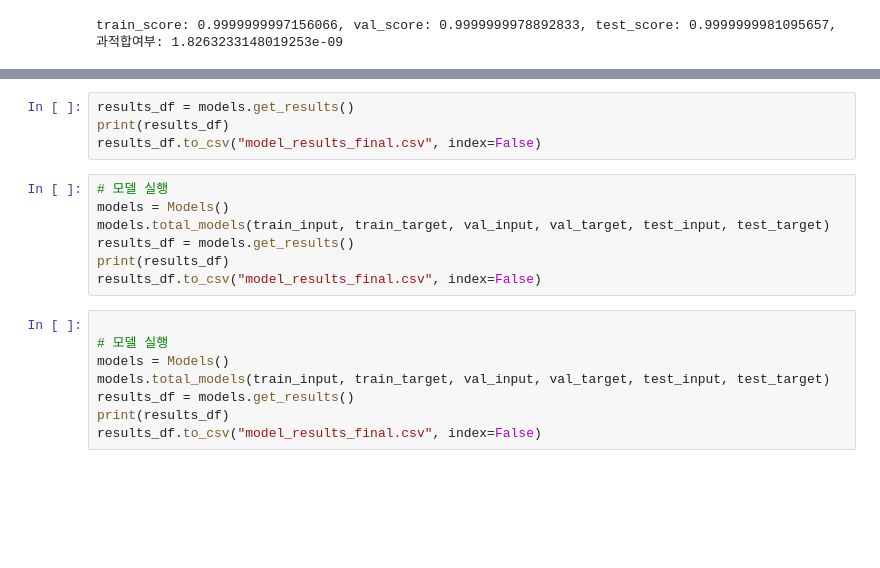
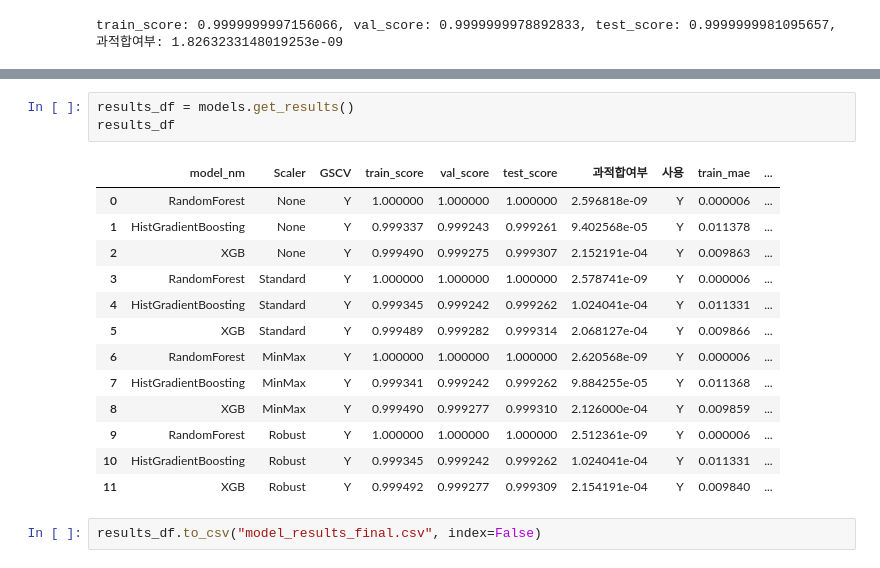
Before and after one commit to 2025-ML-miniProject01/bokey, a Jupyter notebook: wildfire_regression.ipynb, the cells around one changed output, grey strips where cells are left out. Saved outputs shown, nothing was run; the diff lists cells and outputs as text; blank space fills up the shorter version.

```diff
--- a/wildfire_regression.ipynb
+++ b/wildfire_regression.ipynb
@@ -194,19 +195,19 @@ Tuning and training RandomForest with Standard...
+# %%
+results_df = models.get_results()
+results_df
+# %% [output]
+|  | model_nm | Scaler | GSCV | train_score | val_score | test_score | 과적합여부 | 사용 | train_mae | ... |
+| 0 | RandomForest | None | Y | 1.000000 | 1.000000 | 1.000000 | 2.596818e-09 | Y | 0.000006 | ... |
+| 1 | HistGradientBoosting | None | Y | 0.999337 | 0.999243 | 0.999261 | 9.402568e-05 | Y | 0.011378 | ... |
+| 2 | XGB | None | Y | 0.999490 | 0.999275 | 0.999307 | 2.152191e-04 | Y | 0.009863 | ... |
+| 3 | RandomForest | Standard | Y | 1.000000 | 1.000000 | 1.000000 | 2.578741e-09 | Y | 0.000006 | ... |
+| 4 | HistGradientBoosting | Standard | Y | 0.999345 | 0.999242 | 0.999262 | 1.024041e-04 | Y | 0.011331 | ... |
+| 5 | XGB | Standard | Y | 0.999489 | 0.999282 | 0.999314 | 2.068127e-04 | Y | 0.009866 | ... |
+| 6 | RandomForest | MinMax | Y | 1.000000 | 1.000000 | 1.000000 | 2.620568e-09 | Y | 0.000006 | ... |
+| 7 | HistGradientBoosting | MinMax | Y | 0.999341 | 0.999242 | 0.999262 | 9.884255e-05 | Y | 0.011368 | ... |
+| 8 | XGB | MinMax | Y | 0.999490 | 0.999277 | 0.999310 | 2.126000e-04 | Y | 0.009859 | ... |
+| 9 | RandomForest | Robust | Y | 1.000000 | 1.000000 | 1.000000 | 2.512361e-09 | Y | 0.000006 | ... |
+| 10 | HistGradientBoosting | Robust | Y | 0.999345 | 0.999242 | 0.999262 | 1.024041e-04 | Y | 0.011331 | ... |
+| 11 | XGB | Robust | Y | 0.999492 | 0.999277 | 0.999309 | 2.154191e-04 | Y | 0.009840 | ... |
 # %%
-results_df = models.get_results()
-print(results_df)
 results_df.to_csv("model_results_final.csv", index=False)
-# %%
-# 모델 실행
-models = Models()
-models.total_models(train_input, train_target, val_input, val_target, test_input, test_target)
-results_df = models.get_results()
-print(results_df)
-results_df.to_csv("model_results_final.csv", index=False)
-# %%
-
-# 모델 실행
-models = Models()
-models.total_models(train_input, train_target, val_input, val_target, test_input, test_target)
-results_df = models.get_results()
-print(results_df)
-results_df.to_csv("model_results_final.csv", index=False)
```
Also changed, not shown: parts of 10 cells of this notebook.
